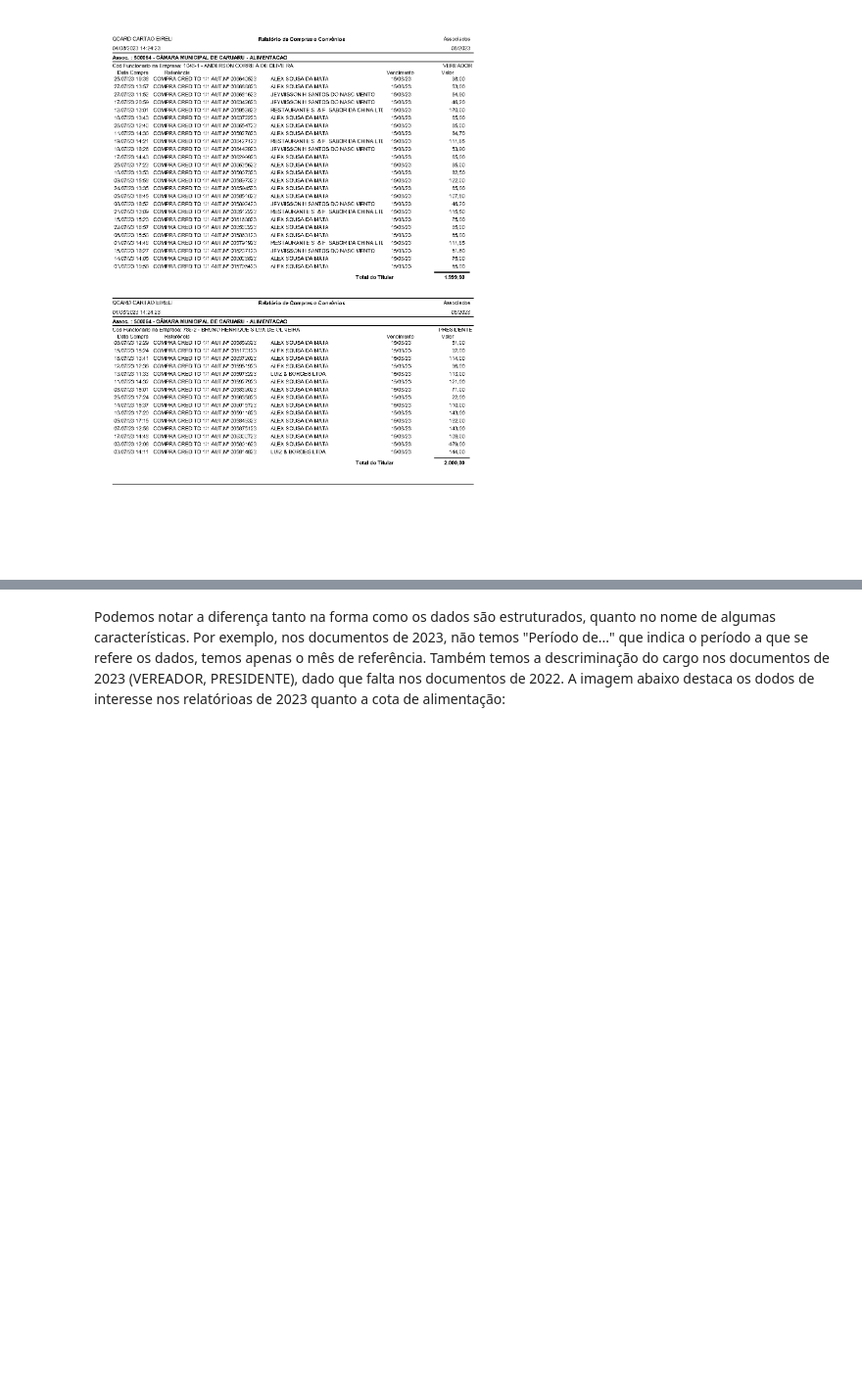
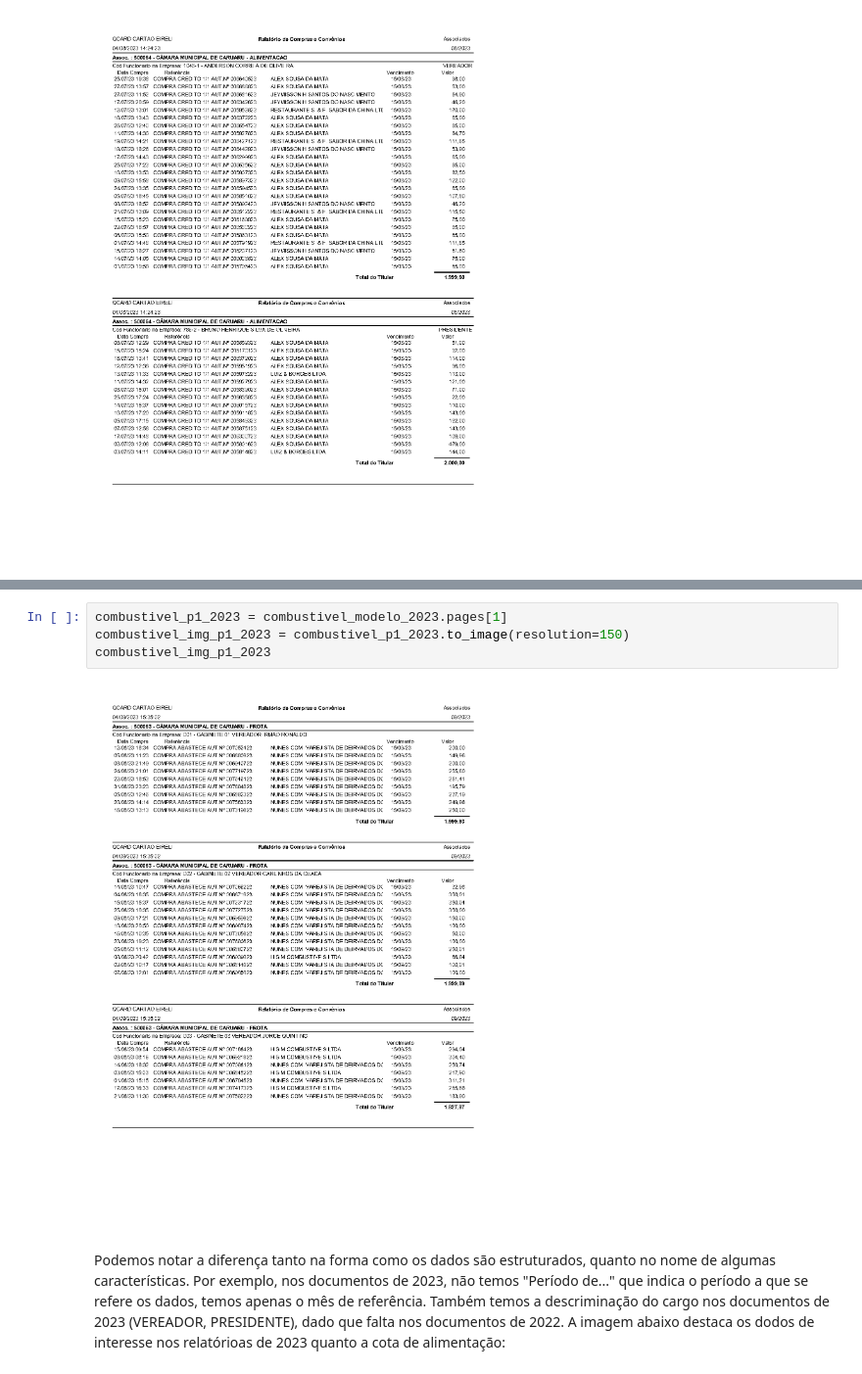
Before and after one commit to Mutuca-Project/mutuca, a Jupyter notebook: scrapy/mutuca/docs/notebooks/analise_dos_documentos_para_extracao_dos_dados.ipynb, the cells around one changed output, grey strips where cells are left out. Shown: that part at 98% size. Saved outputs shown, nothing was run; the diff lists cells and outputs as text; blank space fills up the shorter version.

```diff
--- a/scrapy/mutuca/docs/notebooks/analise_dos_documentos_para_extracao_dos_dados.ipynb
+++ b/scrapy/mutuca/docs/notebooks/analise_dos_documentos_para_extracao_dos_dados.ipynb
@@ -89,3 +100,9 @@ alimentacao_img_p1_2023
+# %%
+combustivel_p1_2023 = combustivel_modelo_2023.pages[1]
+combustivel_img_p1_2023 = combustivel_p1_2023.to_image(resolution=150)
+combustivel_img_p1_2023
+# %% [output]
+[figure, added]
 # %% [markdown]
 Podemos notar a diferença tanto na forma como os dados são estruturados, quanto no nome de algumas características. Por exemplo, nos documentos de 2023, não temos "Período de..." que indica o período a que se refere os dados, temos apenas o mês de referência. Também temos a descriminação do cargo nos documentos de 2023 (VEREADOR, PRESIDENTE), dado que falta nos documentos de 2022. A imagem abaixo destaca os dodos de interesse nos relatórioas de 2023 quanto a cota de alimentação:
 # %% [markdown]
```
Also changed, not shown: parts of 23 cells of this notebook, 2 other files.
